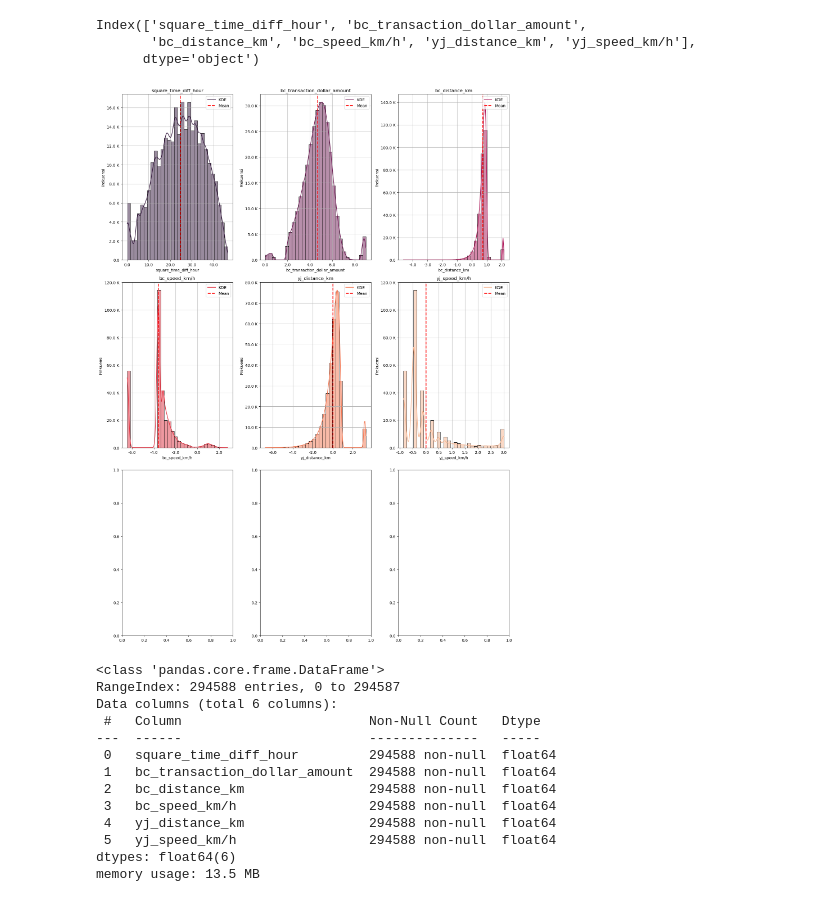
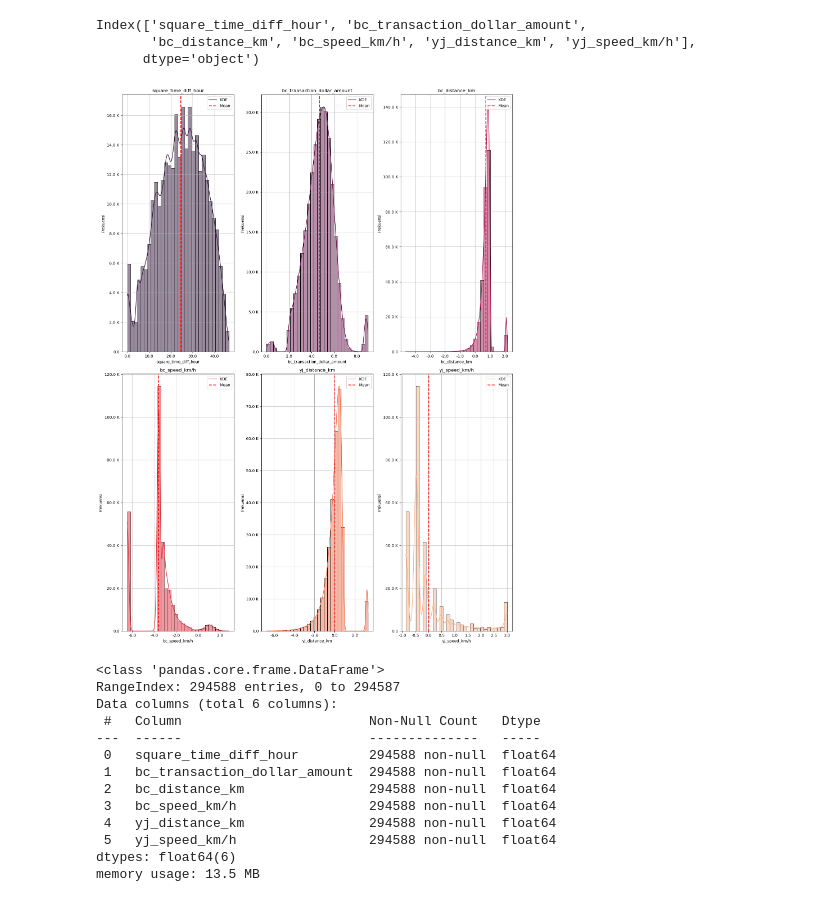
Before and after one commit to Pra5etya/Credit-Card-Fraud-Transactions, a Jupyter notebook: etl/data_exploration.ipynb, the cells around one changed output. Cells and saved outputs as stored; diff of their text form; code cells hidden in the pictures.

```diff
--- a/etl/data_exploration.ipynb
+++ b/etl/data_exploration.ipynb
@@ -583,7 +583,7 @@ Index(['square_time_diff_hour', 'bc_transaction_dollar_amount',
       dtype='object')
 # %%
 # Set up subplot grid
-fig, ax = plt.subplots(nrows = 3, ncols = 3, figsize = (15, 20))
+fig, ax = plt.subplots(nrows = 2, ncols = 3, figsize = (15, 20))
 
 # Flatten axes for easy iteration
 ax = ax.flatten()
@@ -591,34 +591,34 @@ ax = ax.flatten()
 # Get number of columns in hist_data
 num_cols = len(hist_data.columns)
 
 # Generate colors from a colormap with enough colors for each subplot
 colors = sns.color_palette("rocket", num_cols)
 
 # Plot each histogram
 for i, column in enumerate(hist_data.columns):
     sns.histplot(hist_data[column], bins = 30, kde = True, color = colors[i], edgecolor = 'black', ax = ax[i])
     ax[i].set_title(column)
     ax[i].set_xlabel(column)
     ax[i].set_ylabel('Frekuensi')
 
     # Adding vertical line for mean
     ax[i].axvline(x=hist_data[column].mean(), color = 'red', linestyle = '--', linewidth = 2)
 
     # Add legend
     ax[i].legend(['KDE', 'Mean'], loc = 'upper right')
 
      # Applying format_number function to the ylabel
     ax[i].xaxis.set_major_formatter(ticker.FuncFormatter(lab_round))
     ax[i].yaxis.set_major_formatter(ticker.FuncFormatter(lab_round))
     ax[i].grid(True)
 
 # Adjust layout
 plt.tight_layout()
 
 # Show plot
 plt.show()
 # %% [output]
-[figure, old version]
+[figure, new version]
 # %%
 # Data
 exc_data = ['credit_card', 'long', 'lat', 'zipcode', 'year',
```
Also changed, not shown: parts of 27 cells of this notebook, 2 other files.
